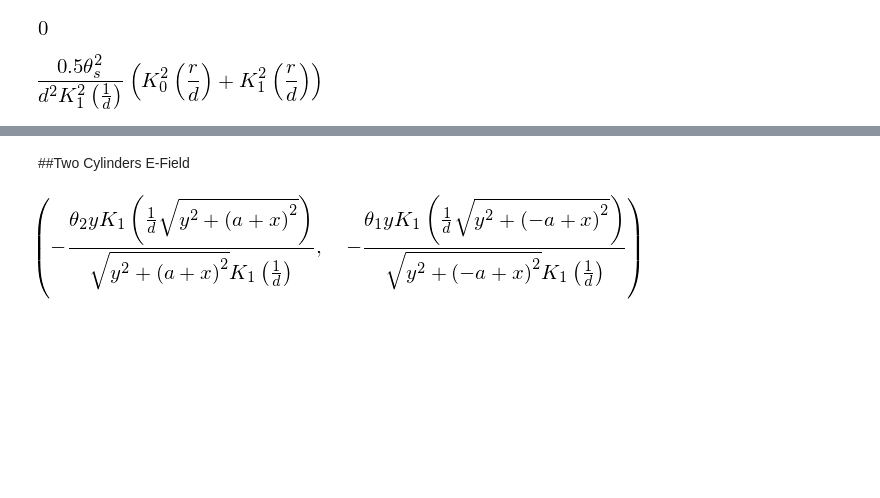
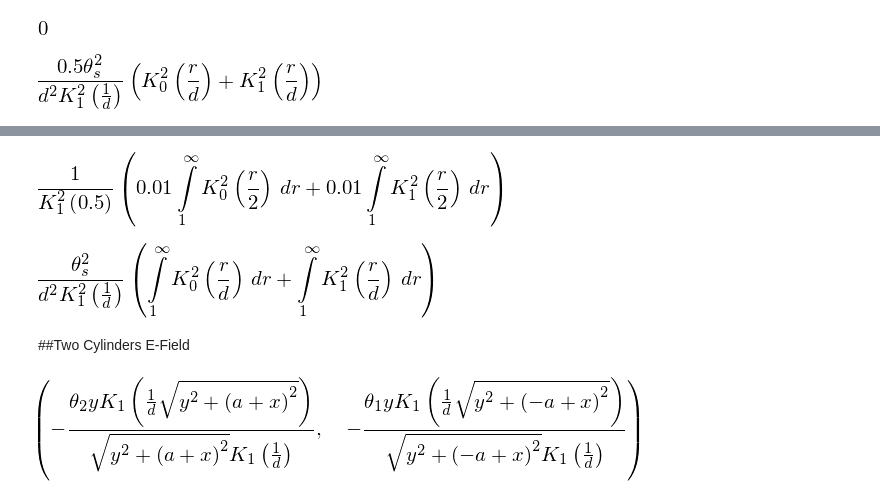
Before and after one commit to brettavedisian/Liquid-Crystals, a Jupyter notebook: sympy.ipynb, the cells around one changed output, grey strips where cells are left out. Saved outputs shown, nothing was run; the diff lists cells and outputs as text; code cells hidden in the pictures; blank space fills up the shorter version.

```diff
--- a/sympy.ipynb
+++ b/sympy.ipynb
@@ -107,3 +96,11 @@ def simple_f(r, theta_s, d):
+# %%
+integrate((0.2/(2*besselk(1,1/2)))**2*(besselk(0,r/2)**2+besselk(1,r/2)**2), (r,1,oo))
+# %% [output]
+[figure, added]
+# %%
+integrate((theta_s/(d*besselk(1,1/d)))**2*(besselk(0,r/d)**2+besselk(1,r/d)**2), (r,1,oo))
+# %% [output]
+[figure, added]
 # %% [markdown]
 ##Two Cylinders E-Field
 # %%
```
Also changed, not shown: parts of 16 cells of this notebook.
